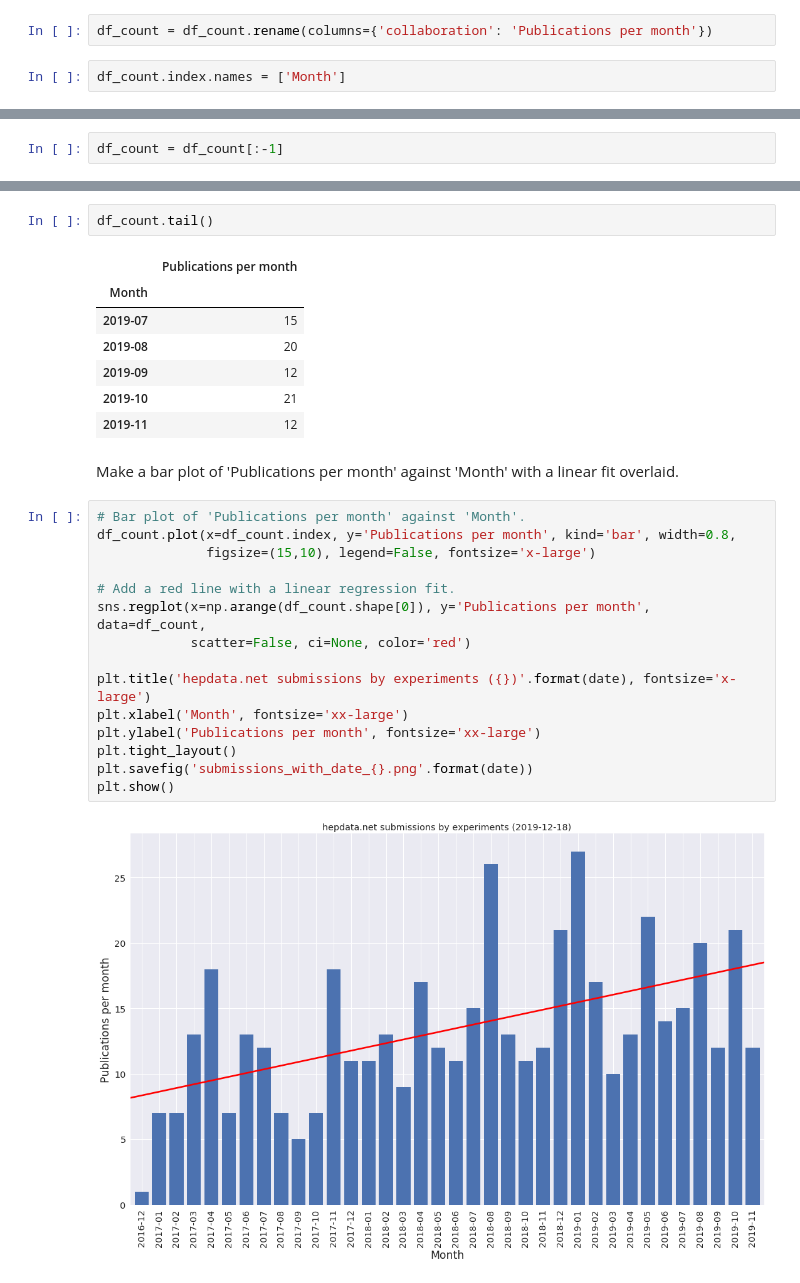
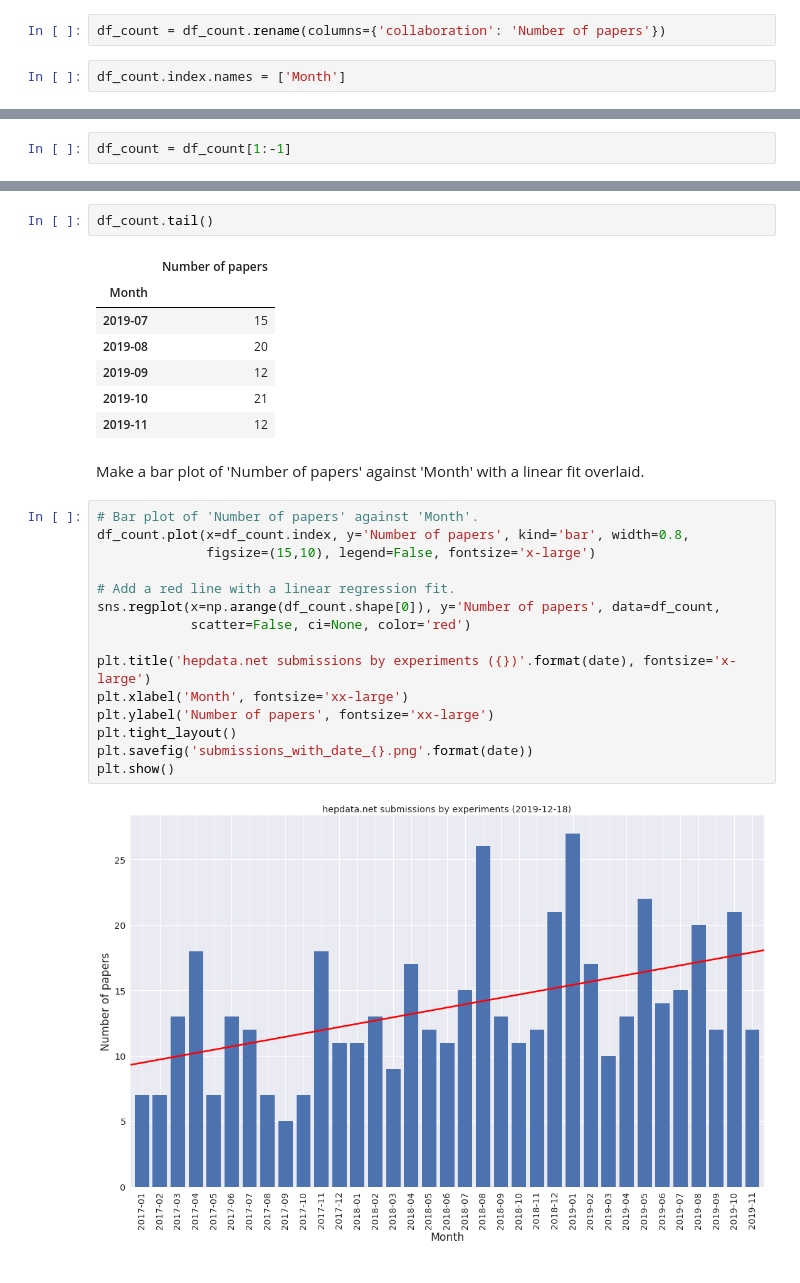
Before and after one commit to HEPData/miscellaneous, a Jupyter notebook: notebooks/plot_submissions_with_date.ipynb, the cells around one changed output, grey strips where cells are left out. Saved outputs shown, nothing was run; the diff lists cells and outputs as text.

```diff
--- a/notebooks/plot_submissions_with_date.ipynb
+++ b/notebooks/plot_submissions_with_date.ipynb
@@ -53,7 +53,7 @@ df_count = df.groupby(by=df.index).count()
 # %% [markdown]
 Rename column names.
 # %%
-df_count = df_count.rename(columns={'collaboration': 'Publications per month'})
+df_count = df_count.rename(columns={'collaboration': 'Number of papers'})
 # %%
 df_count.index.names = ['Month']
 # %%
@@ -81,2 +81,2 @@ Drop the last month since likely to be incomplete.
 # %%
-df_count = df_count[:-1]
+df_count = df_count[1:-1]
@@ -83,7 +93,7 @@ df_count = df_count[:-1]
 # %%
 df_count.tail()
 # %% [output]
-|  | Publications per month |
+|  | Number of papers |
 | Month |  |
 | 2019-07 | 15 |
 | 2019-08 | 20 |
@@ -91,21 +101,21 @@ df_count.tail()
 | 2019-10 | 21 |
 | 2019-11 | 12 |
 # %% [markdown]
-Make a bar plot of 'Publications per month' against 'Month' with a linear fit overlaid.
+Make a bar plot of 'Number of papers' against 'Month' with a linear fit overlaid.
 # %%
-# Bar plot of 'Publications per month' against 'Month'.
-df_count.plot(x=df_count.index, y='Publications per month', kind='bar', width=0.8,
+# Bar plot of 'Number of papers' against 'Month'.
+df_count.plot(x=df_count.index, y='Number of papers', kind='bar', width=0.8,
               figsize=(15,10), legend=False, fontsize='x-large')
 
 # Add a red line with a linear regression fit.
-sns.regplot(x=np.arange(df_count.shape[0]), y='Publications per month', data=df_count,
+sns.regplot(x=np.arange(df_count.shape[0]), y='Number of papers', data=df_count,
             scatter=False, ci=None, color='red')
 
 plt.title('hepdata.net submissions by experiments ({})'.format(date), fontsize='x-large')
 plt.xlabel('Month', fontsize='xx-large')
-plt.ylabel('Publications per month', fontsize='xx-large')
+plt.ylabel('Number of papers', fontsize='xx-large')
 plt.tight_layout()
 plt.savefig('submissions_with_date_{}.png'.format(date))
 plt.show()
 # %% [output]
-[figure, old version]
+[figure, new version]
```
Also changed, not shown: parts of 4 cells of this notebook.
